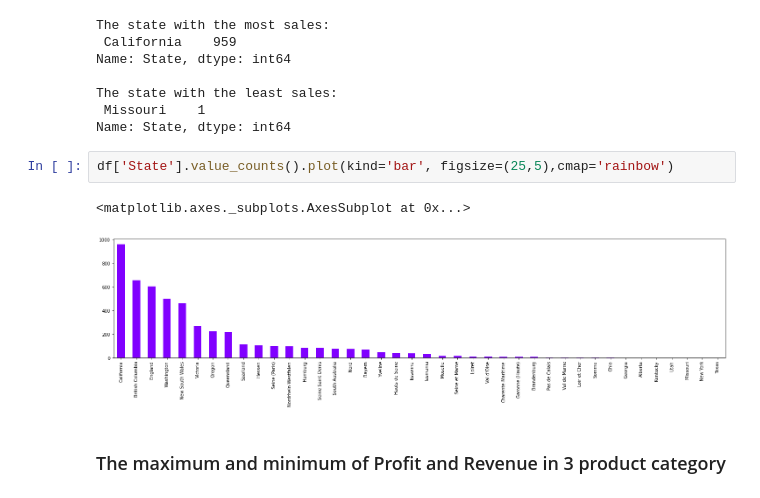
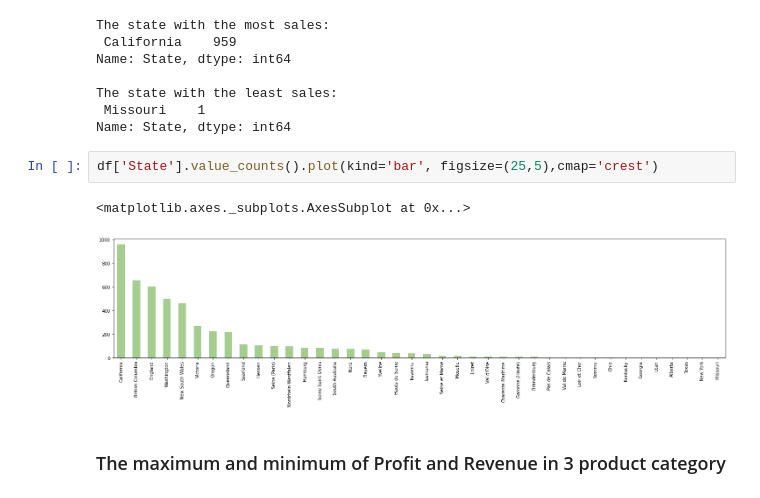
Before and after one commit to lalesafarzade/analysis-and-visualize, a Jupyter notebook: store_sale/store_sale.ipynb, the cells around one changed output. Drawn from its saved outputs; the diff is of its cells as text.

```diff
--- a/store_sale/store_sale.ipynb
+++ b/store_sale/store_sale.ipynb
@@ -142,10 +152,10 @@ The state with the least sales:
  Missouri    1
 Name: State, dtype: int64
 # %%
-df['State'].value_counts().plot(kind='bar', figsize=(25,5),cmap='rainbow')
+df['State'].value_counts().plot(kind='bar', figsize=(25,5),cmap='crest')
 # %% [output]
 <matplotlib.axes._subplots.AxesSubplot at 0x...>
-[figure, old version]
+[figure, new version]
 # %% [markdown]
 ### The maximum and minimum of Profit and Revenue in 3 product category
 # %%
```
Also changed, not shown: parts of 10 cells of this notebook.
